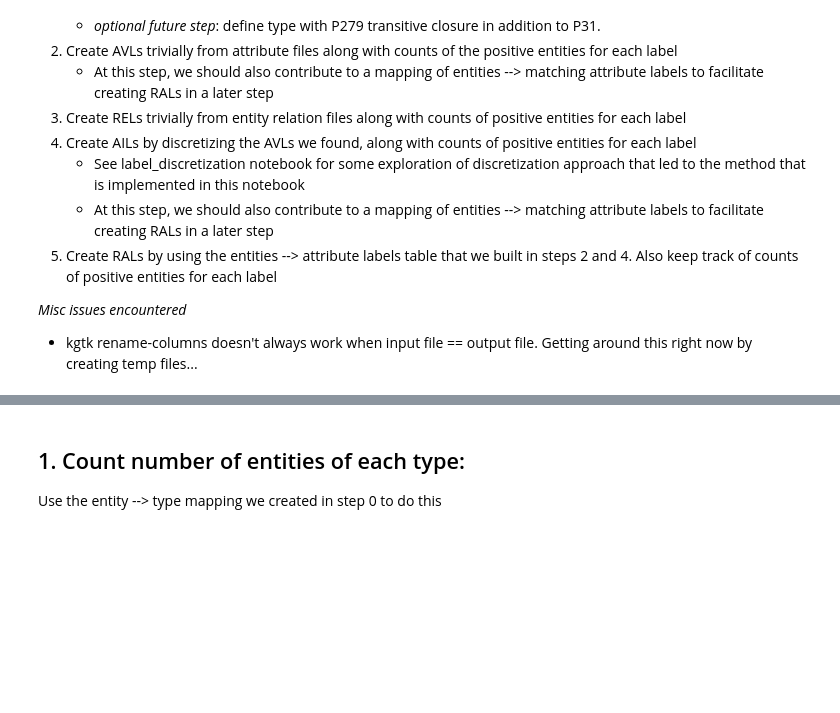
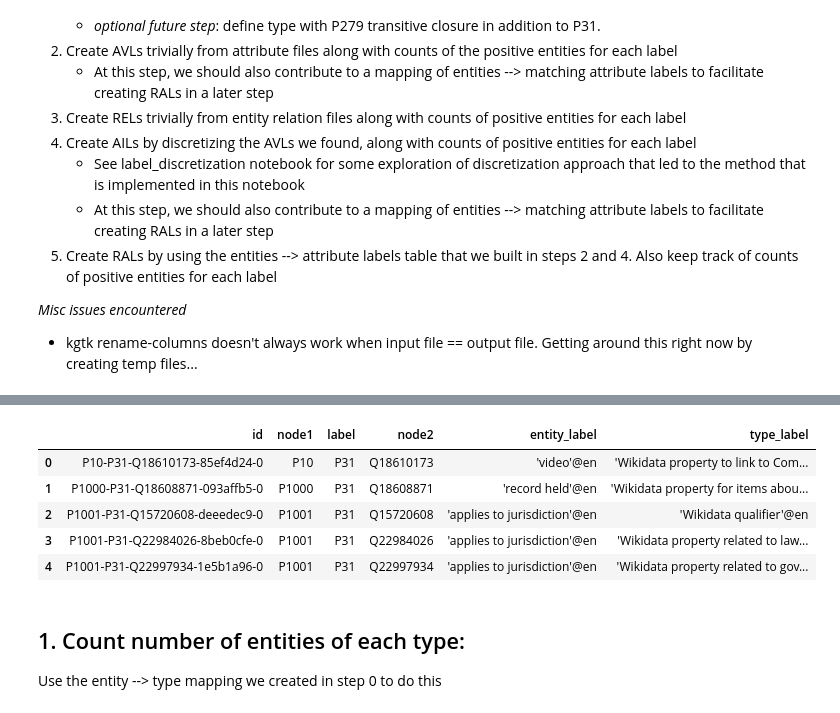
Before and after one commit to nicklein/kgtk, a Jupyter notebook: entity_profiling/1_candidate_label_creation.ipynb, the cells around one changed output, grey strips where cells are left out. Saved outputs shown, nothing was run; the diff lists cells and outputs as text; code cells hidden in the pictures; blank space fills up the shorter version.

```diff
--- a/entity_profiling/1_candidate_label_creation.ipynb
+++ b/entity_profiling/1_candidate_label_creation.ipynb
@@ -115,3 +106,12 @@ P1001-P31-Q22997934-1e5b1a96-0  P1001  P31    Q22997934  'applies to jurisdictio
+# %%
+display(pd.read_csv("{}/type_mapping.tsv".format(os.environ["OUT"]), delimiter = '\t', nrows=5).fillna(""))
+# %% [output]
+|  | id | node1 | label | node2 | entity_label | type_label |
+| 0 | P10-P31-Q18610173-85ef4d24-0 | P10 | P31 | Q18610173 | 'video'@en | 'Wikidata property to link to Com... |
+| 1 | P1000-P31-Q18608871-093affb5-0 | P1000 | P31 | Q18608871 | 'record held'@en | 'Wikidata property for items abou... |
+| 2 | P1001-P31-Q15720608-deeedec9-0 | P1001 | P31 | Q15720608 | 'applies to jurisdiction'@en | 'Wikidata qualifier'@en |
+| 3 | P1001-P31-Q22984026-8beb0cfe-0 | P1001 | P31 | Q22984026 | 'applies to jurisdiction'@en | 'Wikidata property related to law... |
+| 4 | P1001-P31-Q22997934-1e5b1a96-0 | P1001 | P31 | Q22997934 | 'applies to jurisdiction'@en | 'Wikidata property related to gov... |
 # %% [markdown]
 ## 1. Count number of entities of each type:
 Use the entity --> type mapping we created in step 0 to do this
```
Also changed, not shown: parts of 9 cells of this notebook, 2 other files.
